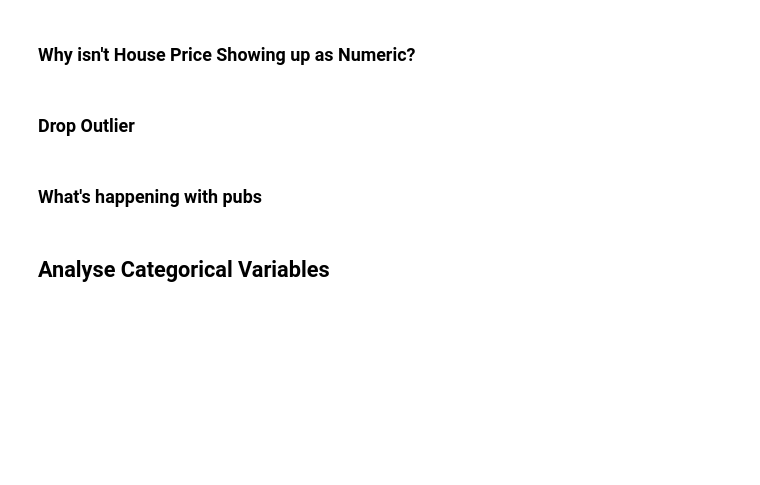
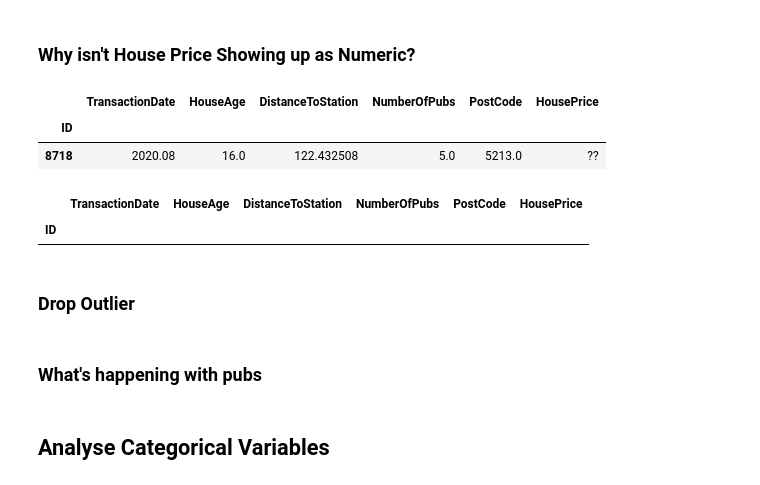
Before and after one commit to hypergalois/HousePricePredictionAPI, a Jupyter notebook: Regression.ipynb, the cells around one changed output. Saved outputs shown, nothing was run; the diff lists cells and outputs as text; code cells hidden in the pictures; blank space fills up the shorter version.

```diff
--- a/Regression.ipynb
+++ b/Regression.ipynb
@@ -114,0 +149,6 @@ memory usage: 358.1+ KB
+# %%
+train[train["HousePrice"] == "??"]
+# %% [output]
+|  | TransactionDate | HouseAge | DistanceToStation | NumberOfPubs | PostCode | HousePrice |
+| ID |  |  |  |  |  |  |
+| 8718 | 2020.08 | 16.0 | 122.432508 | 5.0 | 5213.0 | ?? |
@@ -115,3 +157,8 @@ memory usage: 358.1+ KB
+# %%
+train[train["HousePrice"] == "??"]
+# %% [output]
+|  | TransactionDate | HouseAge | DistanceToStation | NumberOfPubs | PostCode | HousePrice |
+| ID |  |  |  |  |  |  |
 # %% [markdown]
 ### Drop Outlier
 # %% [markdown]
```
Also changed, not shown: parts of 12 cells of this notebook.
